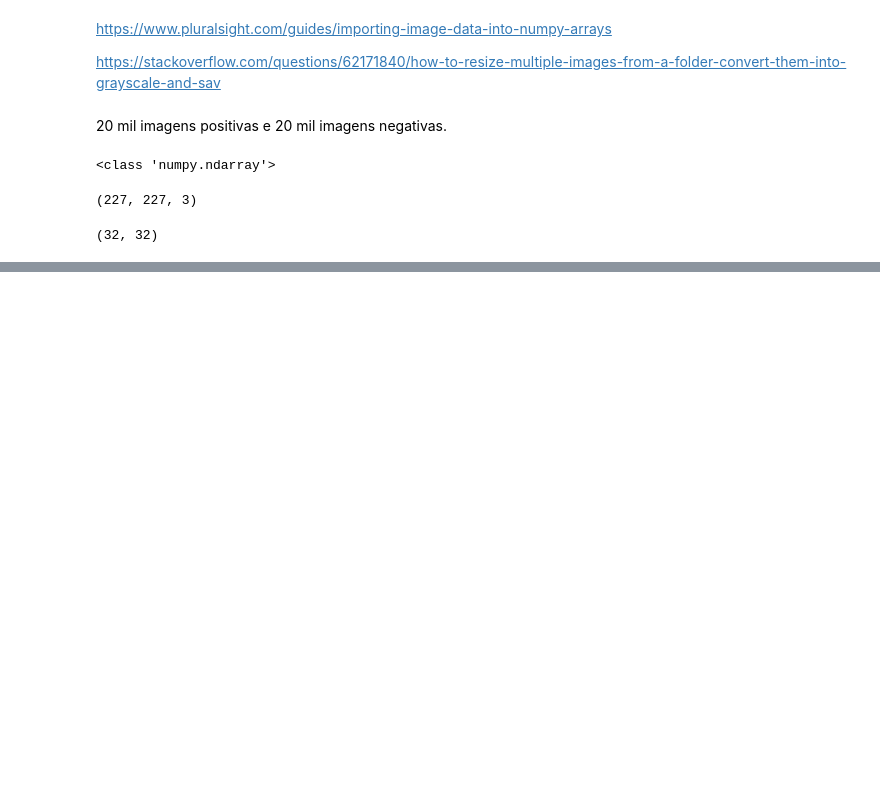
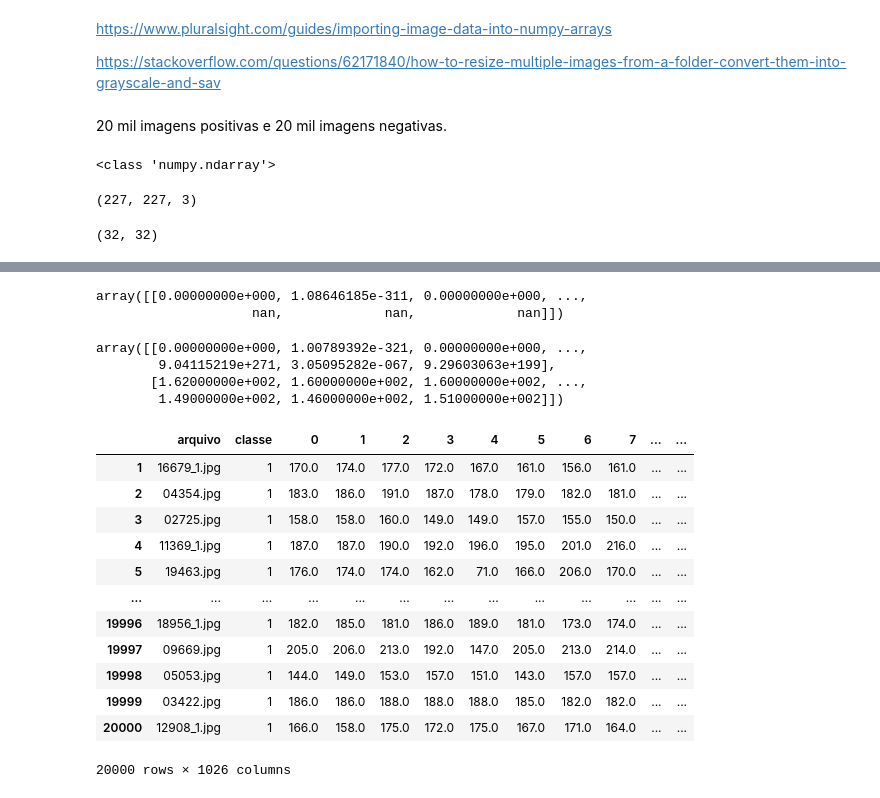
Before and after one commit to diascarolina/fundamentos-analise-dados, a Jupyter notebook: trabalho02_classificacao/trabalho02_concrete_crack.ipynb, the cells around one changed output, grey strips where cells are left out. Saved outputs shown, nothing was run; the diff lists cells and outputs as text; code cells hidden in the pictures; blank space fills up the shorter version.

```diff
--- a/trabalho02_classificacao/trabalho02_concrete_crack.ipynb
+++ b/trabalho02_classificacao/trabalho02_concrete_crack.ipynb
@@ -32 +40,13 @@ imagem_array.shape
+# %%
+np.empty((1, 1024))
+# %% [output]
+array([[0.00000000e+000, 1.08646185e-311, 0.00000000e+000, ...,
+                    nan,             nan,             nan]])
+# %%
+np.append(np.empty((1, 1024)), [imagem_array.flatten()], axis=0)
+# %% [output]
+array([[0.00000000e+000, 1.00789392e-321, 0.00000000e+000, ...,
+        9.04115219e+271, 3.05095282e-067, 9.29603063e+199],
+       [1.62000000e+002, 1.60000000e+002, 1.60000000e+002, ...,
+        1.49000000e+002, 1.46000000e+002, 1.51000000e+002]])
 # %%
@@ -39,0 +84,16 @@ splitfolders.ratio("../data/concrete_crack/",
+# %%
+df_positivo
+# %% [output]
+|  | arquivo | classe | 0 | 1 | 2 | 3 | 4 | 5 | 6 | 7 | ... | ... |
+| 1 | 16679_1.jpg | 1 | 170.0 | 174.0 | 177.0 | 172.0 | 167.0 | 161.0 | 156.0 | 161.0 | ... | ... |
+| 2 | 04354.jpg | 1 | 183.0 | 186.0 | 191.0 | 187.0 | 178.0 | 179.0 | 182.0 | 181.0 | ... | ... |
+| 3 | 02725.jpg | 1 | 158.0 | 158.0 | 160.0 | 149.0 | 149.0 | 157.0 | 155.0 | 150.0 | ... | ... |
+| 4 | 11369_1.jpg | 1 | 187.0 | 187.0 | 190.0 | 192.0 | 196.0 | 195.0 | 201.0 | 216.0 | ... | ... |
+| 5 | 19463.jpg | 1 | 176.0 | 174.0 | 174.0 | 162.0 | 71.0 | 166.0 | 206.0 | 170.0 | ... | ... |
+| ... | ... | ... | ... | ... | ... | ... | ... | ... | ... | ... | ... | ... |
+| 19996 | 18956_1.jpg | 1 | 182.0 | 185.0 | 181.0 | 186.0 | 189.0 | 181.0 | 173.0 | 174.0 | ... | ... |
+| 19997 | 09669.jpg | 1 | 205.0 | 206.0 | 213.0 | 192.0 | 147.0 | 205.0 | 213.0 | 214.0 | ... | ... |
+| 19998 | 05053.jpg | 1 | 144.0 | 149.0 | 153.0 | 157.0 | 151.0 | 143.0 | 157.0 | 157.0 | ... | ... |
+| 19999 | 03422.jpg | 1 | 186.0 | 186.0 | 188.0 | 188.0 | 188.0 | 185.0 | 182.0 | 182.0 | ... | ... |
+| 20000 | 12908_1.jpg | 1 | 166.0 | 158.0 | 175.0 | 172.0 | 175.0 | 167.0 | 171.0 | 164.0 | ... | ... |
+20000 rows × 1026 columns
```
Also changed, not shown: parts of 22 cells of this notebook.
